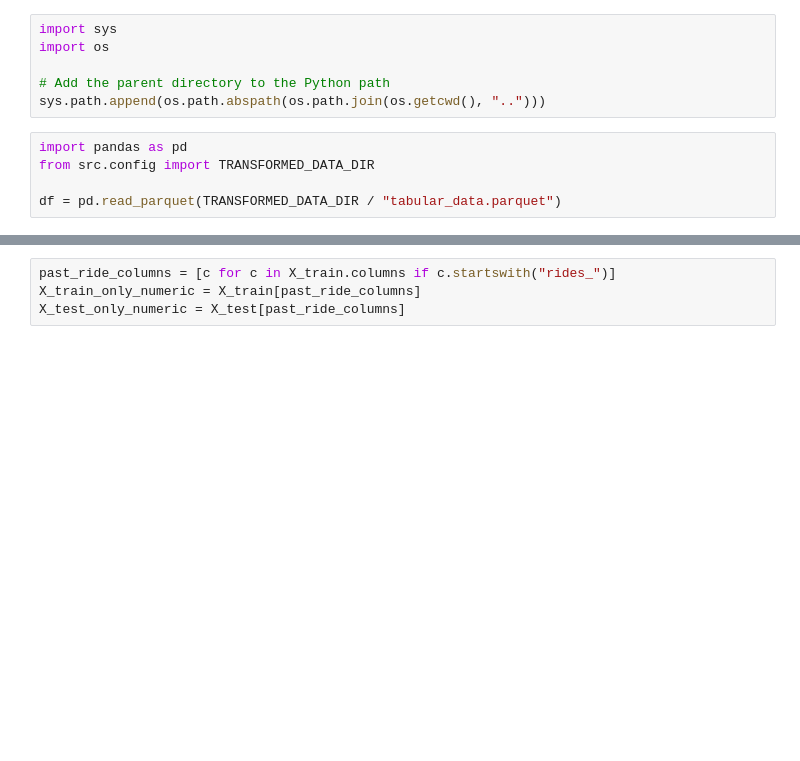
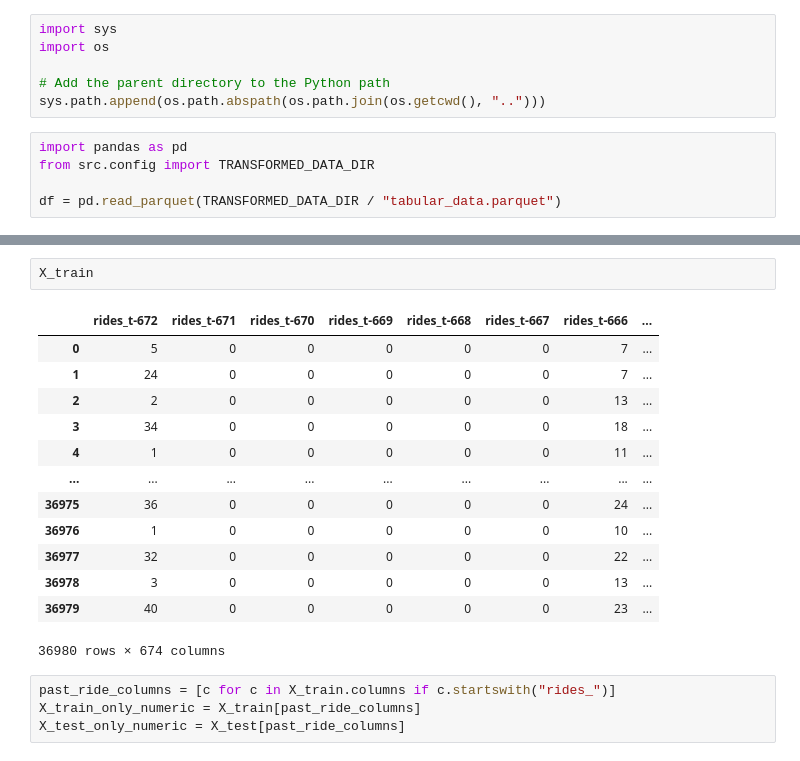
Before and after one commit to vamsisaigarapati/citibike_ride_prediction, a Jupyter notebook: notebooks/08_lightgbm_model.ipynb, the cells around one changed output, grey strips where cells are left out. Drawn from its saved outputs; the diff is of its cells as text; blank space fills up the shorter version.

```diff
--- a/notebooks/09_lightgbm_model.ipynb
+++ b/notebooks/08_lightgbm_model.ipynb
@@ -35,3 +38,19 @@ print(y_test.shape)
+# %%
+X_train
+# %% [output]
+|  | rides_t-672 | rides_t-671 | rides_t-670 | rides_t-669 | rides_t-668 | rides_t-667 | rides_t-666 | ... |
+| 0 | 5 | 0 | 0 | 0 | 0 | 0 | 7 | ... |
+| 1 | 24 | 0 | 0 | 0 | 0 | 0 | 7 | ... |
+| 2 | 2 | 0 | 0 | 0 | 0 | 0 | 13 | ... |
+| 3 | 34 | 0 | 0 | 0 | 0 | 0 | 18 | ... |
+| 4 | 1 | 0 | 0 | 0 | 0 | 0 | 11 | ... |
+| ... | ... | ... | ... | ... | ... | ... | ... | ... |
+| 36975 | 36 | 0 | 0 | 0 | 0 | 0 | 24 | ... |
+| 36976 | 1 | 0 | 0 | 0 | 0 | 0 | 10 | ... |
+| 36977 | 32 | 0 | 0 | 0 | 0 | 0 | 22 | ... |
+| 36978 | 3 | 0 | 0 | 0 | 0 | 0 | 13 | ... |
+| 36979 | 40 | 0 | 0 | 0 | 0 | 0 | 23 | ... |
+36980 rows × 674 columns
 # %%
 past_ride_columns = [c for c in X_train.columns if c.startswith("rides_")]
 X_train_only_numeric = X_train[past_ride_columns]
```
Also changed, not shown: parts of 6 cells of this notebook, 12 other files.
